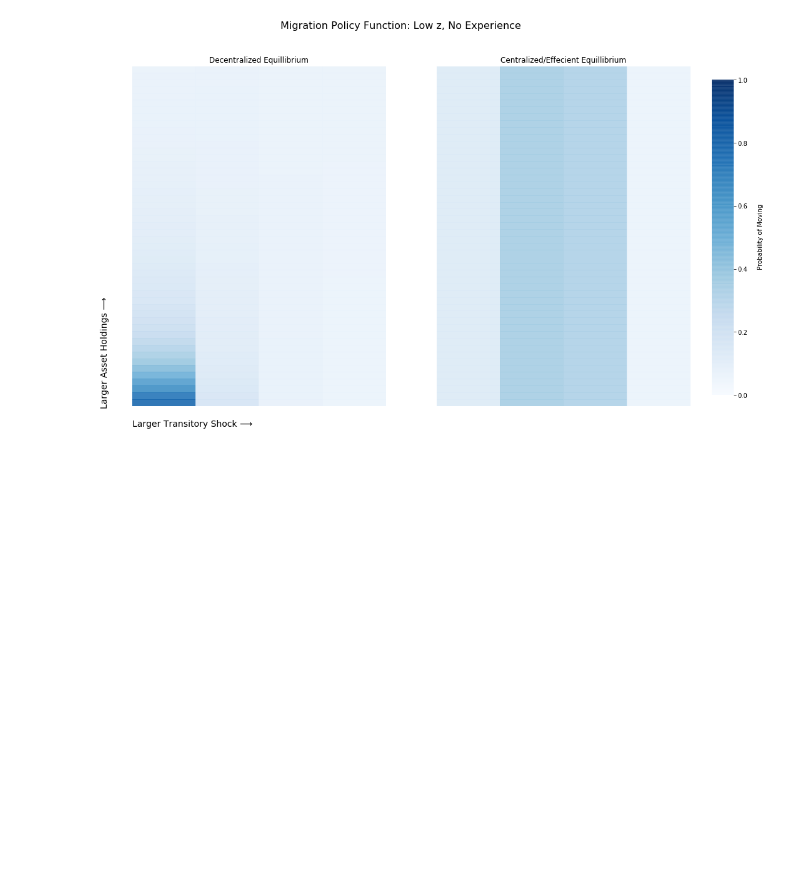
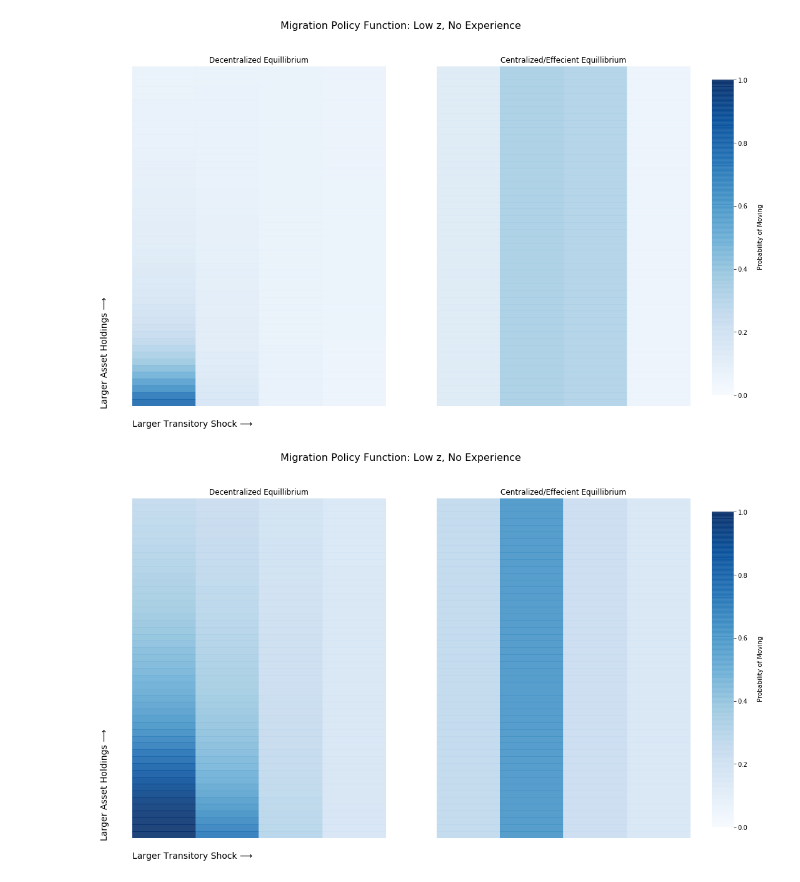
Before and after one commit to mwaugh0328/welfare_migration, a Jupyter notebook: revision2_code/plotting/plot_policy_planner.ipynb, the cells around one changed output. Cells and saved outputs as stored; diff of their text form; code cells hidden in the pictures; blank space fills up the shorter version.

Commit message:
fullinsurnace, policy fun plots

```diff
--- a/revision2_code/plotting/plot_policy_planner.ipynb
+++ b/revision2_code/plotting/plot_policy_planner.ipynb
@@ -11,6 +11,10 @@ move_mat = scipy.io.loadmat( "movepolicy_planner.mat")
 lowz_planner = pd.DataFrame(move_mat["lowz_planner"])
 
 lowz_ce = pd.DataFrame(move_mat["lowz_ce"])
+
+medz_planner = pd.DataFrame(move_mat["medz_planner"])
+
+medz_ce = pd.DataFrame(move_mat["medz_ce"])
 # %%
 fig, ax = plt.subplots(1,2,figsize = (16,10))
 
@@ -48,3 +52,40 @@ plt.savefig("migration_policy_planner.png", bbox_inches = "tight")
 plt.show()
 # %% [output]
 [figure]
+# %%
+fig, ax = plt.subplots(1,2,figsize = (16,10))
+
+cbar_ax = fig.add_axes([.93, .15, .03, 0.70])
+
+sns.heatmap((medz_ce).iloc[50:100,0:4], cmap="Blues",cbar = False,vmin=0,vmax=1.0, ax=ax[0], alpha = 0.90)
+
+sns.heatmap((medz_planner).iloc[50:100,0:4], cmap="Blues",cbar = True,vmin=0,vmax=1.0, ax=ax[1],
+            cbar_kws={'label': '\n Probability of Moving'},
+             cbar_ax = cbar_ax, alpha = 0.90)
+
+label_list = ["Decentralized Equillibrium", "Centralized/Effecient Equillibrium"]
+
+count = 0
+
+for xxx in ax:
+
+    xxx.get_xaxis().set_visible(False)
+    xxx.get_yaxis().set_visible(False)
+
+    xxx.set_title(label_list[count])
+
+    count = count + 1
+
+ax[0].text(-0.5, 50, "Larger Asset Holdings ⟶ ",fontsize = 14, rotation = 90)
+
+ax[0].text(0, 53, "Larger Transitory Shock ⟶ ",fontsize = 14)
+
+fig.suptitle("Migration Policy Function: Low z, No Experience \n", fontsize = 16)
+
+#fig_path = "C:\\github\\welfare_migration\\slides\\TALK-FIGURES\\"
+
+plt.savefig("migration_policy_planner.png", bbox_inches = "tight")
+
+plt.show()
+# %% [output]
+[figure, added]
```
Also changed, not shown: parts of 1 cell of this notebook, 5 other files.
